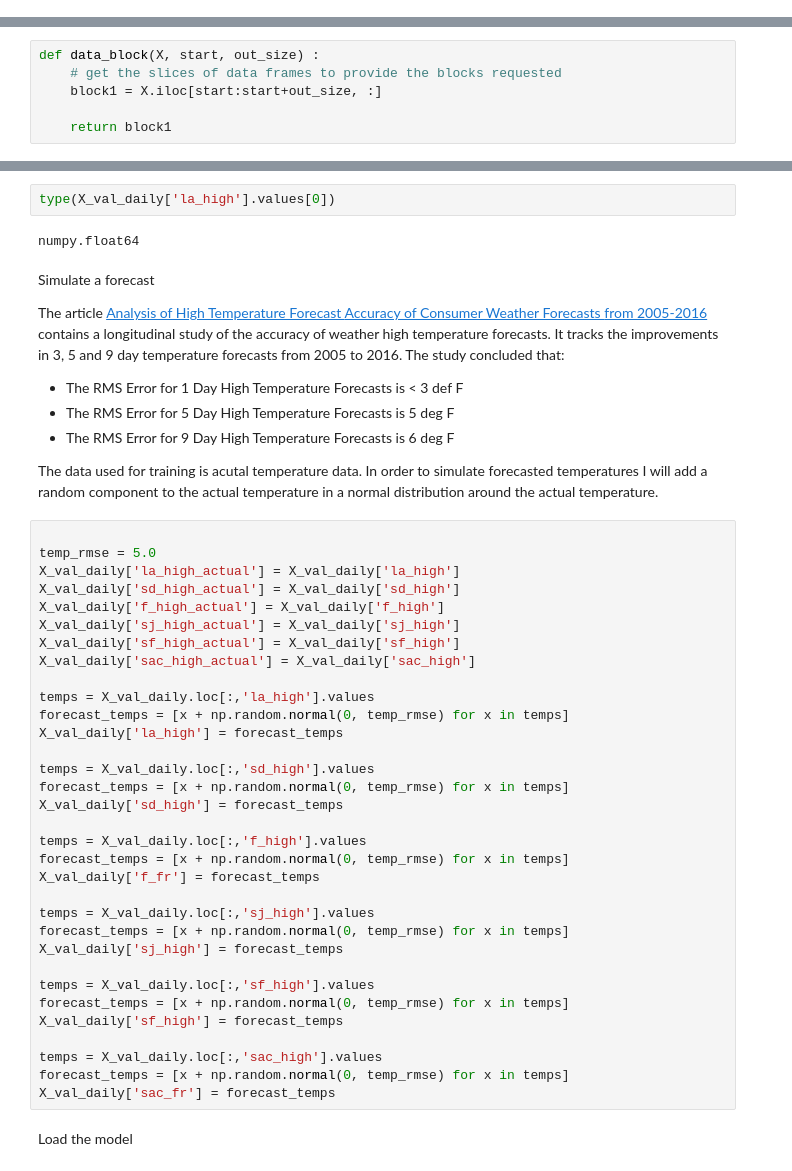
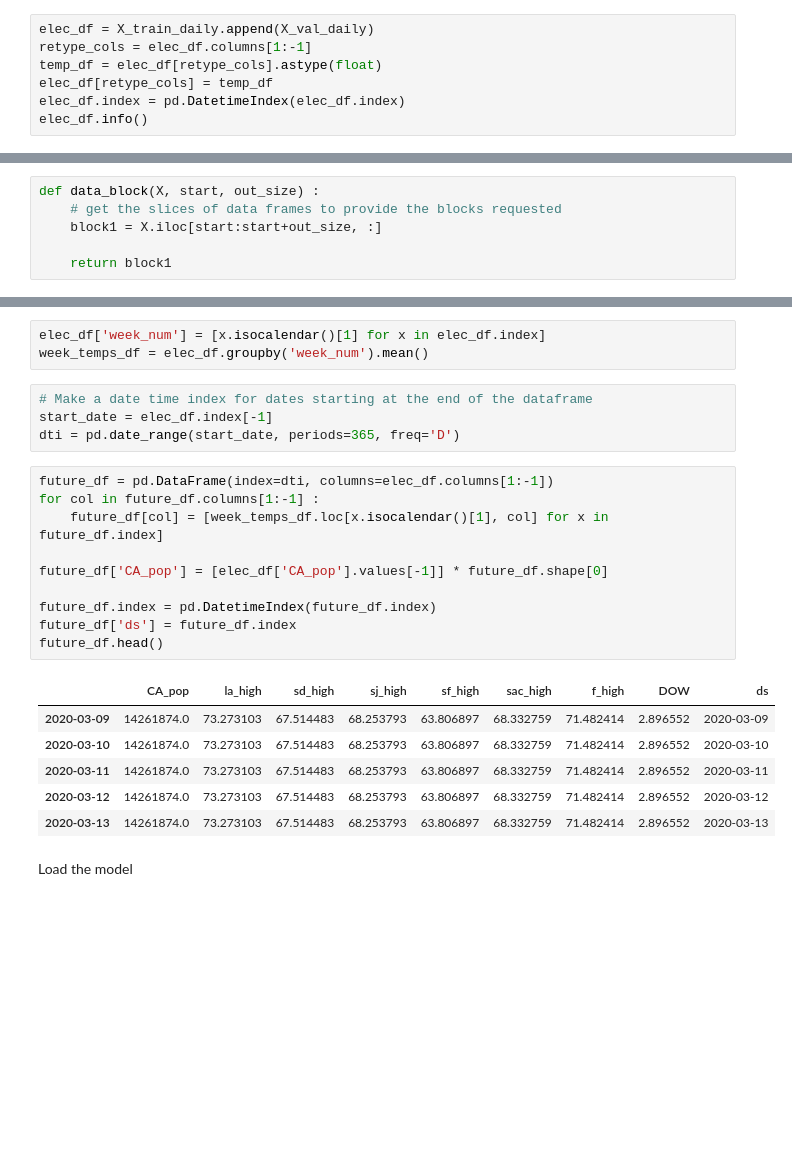
Before and after one commit to Merkeley/EnergyDemandForecast, a Jupyter notebook: Notebooks/EF_Model_Evaluation.ipynb, the cells around one changed output, grey strips where cells are left out. Cells and saved outputs as stored; diff of their text form; blank space fills up the shorter version.

```diff
--- a/Notebooks/EF_Model_Evaluation.ipynb
+++ b/Notebooks/EF_Model_Evaluation.ipynb
@@ -249,0 +248,7 @@ elec_df = X_train_daily.append(X_val_daily)
+# %%
+elec_df = X_train_daily.append(X_val_daily)
+retype_cols = elec_df.columns[1:-1]
+temp_df = elec_df[retype_cols].astype(float)
+elec_df[retype_cols] = temp_df
+elec_df.index = pd.DatetimeIndex(elec_df.index)
+elec_df.info()
@@ -349,51 +283,27 @@ plt.plot(results_x, trend)
-# %%
-type(X_val_daily['la_high'].values[0])
-# %% [output]
-numpy.float64
-# %% [markdown]
-Simulate a forecast
-
-The article [Analysis of High Temperature Forecast
-Accuracy of Consumer Weather Forecasts
-from 2005-2016](https://www.forecastwatch.com/wp-content/uploads/High_Temperature_Accuracy_Study_12_Years.pdf) contains a longitudinal study of the accuracy of weather high temperature forecasts.  It tracks the improvements in 3, 5 and 9 day temperature forecasts from 2005 to 2016. The study concluded that:
-- The RMS Error for 1 Day High Temperature Forecasts is < 3 def F
-- The RMS Error for 5 Day High Temperature Forecasts is 5 deg F
-- The RMS Error for 9 Day High Temperature Forecasts is 6 deg F
-
-The data used for training is acutal temperature data.  In order to simulate forecasted temperatures I will add a random component to the actual temperature in a normal distribution around the actual temperature.
-# %%
-
-temp_rmse = 5.0
-X_val_daily['la_high_actual'] = X_val_daily['la_high']
-X_val_daily['sd_high_actual'] = X_val_daily['sd_high']
-X_val_daily['f_high_actual'] = X_val_daily['f_high']
-X_val_daily['sj_high_actual'] = X_val_daily['sj_high']
-X_val_daily['sf_high_actual'] = X_val_daily['sf_high']
-X_val_daily['sac_high_actual'] = X_val_daily['sac_high']
-
-temps = X_val_daily.loc[:,'la_high'].values
-forecast_temps = [x + np.random.normal(0, temp_rmse) for x in temps]
-X_val_daily['la_high'] = forecast_temps
-
-temps = X_val_daily.loc[:,'sd_high'].values
-forecast_temps = [x + np.random.normal(0, temp_rmse) for x in temps]
-X_val_daily['sd_high'] = forecast_temps
-
-temps = X_val_daily.loc[:,'f_high'].values
-forecast_temps = [x + np.random.normal(0, temp_rmse) for x in temps]
-X_val_daily['f_fr'] = forecast_temps
-
-temps = X_val_daily.loc[:,'sj_high'].values
-forecast_temps = [x + np.random.normal(0, temp_rmse) for x in temps]
-X_val_daily['sj_high'] = forecast_temps
-
-temps = X_val_daily.loc[:,'sf_high'].values
-forecast_temps = [x + np.random.normal(0, temp_rmse) for x in temps]
-X_val_daily['sf_high'] = forecast_temps
-
-temps = X_val_daily.loc[:,'sac_high'].values
-forecast_temps = [x + np.random.normal(0, temp_rmse) for x in temps]
-X_val_daily['sac_fr'] = forecast_temps
+# %%
+elec_df['week_num'] = [x.isocalendar()[1] for x in elec_df.index]
+week_temps_df = elec_df.groupby('week_num').mean()
+# %%
+# Make a date time index for dates starting at the end of the dataframe
+start_date = elec_df.index[-1]
+dti = pd.date_range(start_date, periods=365, freq='D')
+# %%
+future_df = pd.DataFrame(index=dti, columns=elec_df.columns[1:-1])
+for col in future_df.columns[1:-1] :
+    future_df[col] = [week_temps_df.loc[x.isocalendar()[1], col] for x in future_df.index]
+
+future_df['CA_pop'] = [elec_df['CA_pop'].values[-1]] * future_df.shape[0]
+
+future_df.index = pd.DatetimeIndex(future_df.index)
+future_df['ds'] = future_df.index
+future_df.head()
+# %% [output]
+|  | CA_pop | la_high | sd_high | sj_high | sf_high | sac_high | f_high | DOW | ds |
+| 2020-03-09 | 14261874.0 | 73.273103 | 67.514483 | 68.253793 | 63.806897 | 68.332759 | 71.482414 | 2.896552 | 2020-03-09 |
+| 2020-03-10 | 14261874.0 | 73.273103 | 67.514483 | 68.253793 | 63.806897 | 68.332759 | 71.482414 | 2.896552 | 2020-03-10 |
+| 2020-03-11 | 14261874.0 | 73.273103 | 67.514483 | 68.253793 | 63.806897 | 68.332759 | 71.482414 | 2.896552 | 2020-03-11 |
+| 2020-03-12 | 14261874.0 | 73.273103 | 67.514483 | 68.253793 | 63.806897 | 68.332759 | 71.482414 | 2.896552 | 2020-03-12 |
+| 2020-03-13 | 14261874.0 | 73.273103 | 67.514483 | 68.253793 | 63.806897 | 68.332759 | 71.482414 | 2.896552 | 2020-03-13 |
 # %% [markdown]
 Load the model
 # %%
```
Also changed, not shown: parts of 27 cells of this notebook, 8 other files.
